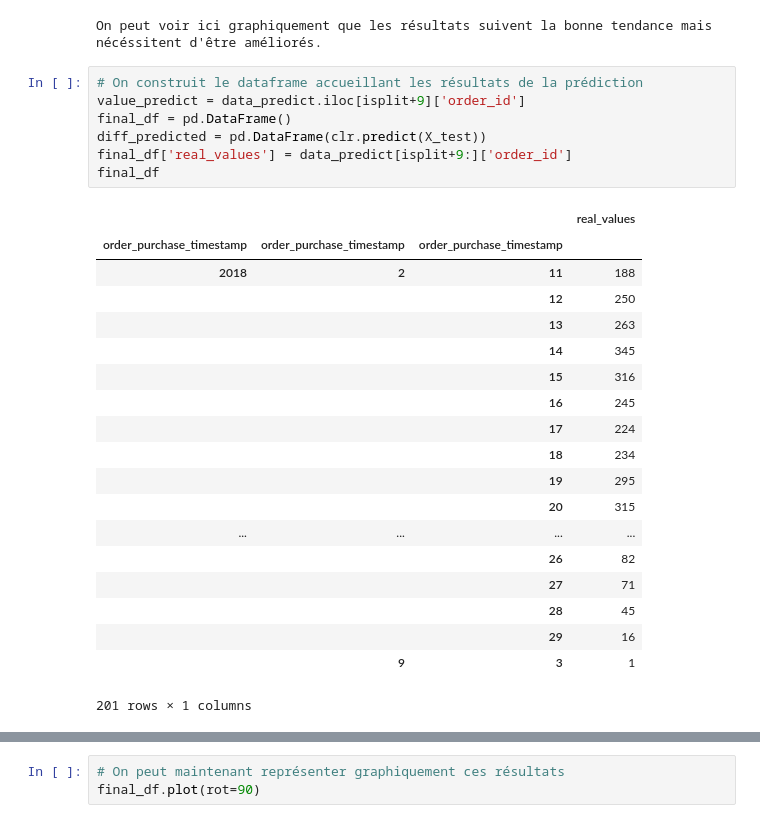
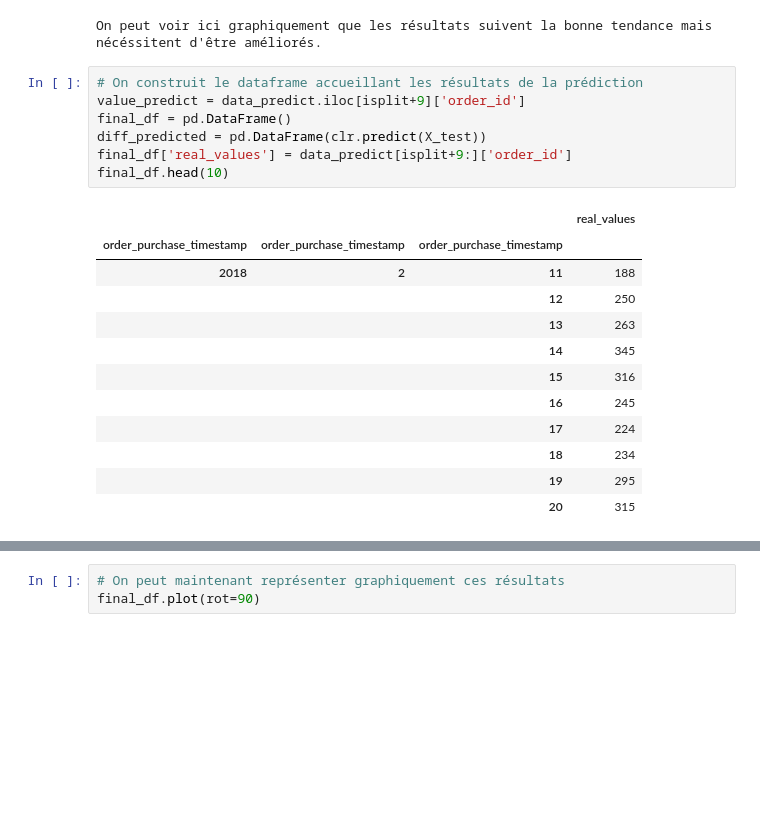
Before and after one commit to ThibaultMetais/Sales_analysis, a Jupyter notebook: analyse.ipynb, the cells around one changed output, grey strips where cells are left out. Drawn from its saved outputs; the diff is of its cells as text; blank space fills up the shorter version.

```diff
--- a/analyse.ipynb
+++ b/analyse.ipynb
@@ -402,30 +396,23 @@ On peut voir ici graphiquement que les résultats suivent la bonne tendance mais
 # %%
 # On construit le dataframe accueillant les résultats de la prédiction
 value_predict = data_predict.iloc[isplit+9]['order_id']
 final_df = pd.DataFrame()
 diff_predicted = pd.DataFrame(clr.predict(X_test))
 final_df['real_values'] = data_predict[isplit+9:]['order_id']
-final_df
+final_df.head(10)
 # %% [output]
 |  |  |  | real_values |
 | order_purchase_timestamp | order_purchase_timestamp | order_purchase_timestamp |  |
 | 2018 | 2 | 11 | 188 |
 |  |  | 12 | 250 |
 |  |  | 13 | 263 |
 |  |  | 14 | 345 |
 |  |  | 15 | 316 |
 |  |  | 16 | 245 |
 |  |  | 17 | 224 |
 |  |  | 18 | 234 |
 |  |  | 19 | 295 |
 |  |  | 20 | 315 |
-| ... | ... | ... | ... |
-|  |  | 26 | 82 |
-|  |  | 27 | 71 |
-|  |  | 28 | 45 |
-|  |  | 29 | 16 |
-|  | 9 | 3 | 1 |
-201 rows × 1 columns
 # %%
 # On consrtuit la colonne des résultats prédits
 num = 0
```
Also changed, not shown: parts of 2 cells of this notebook.
